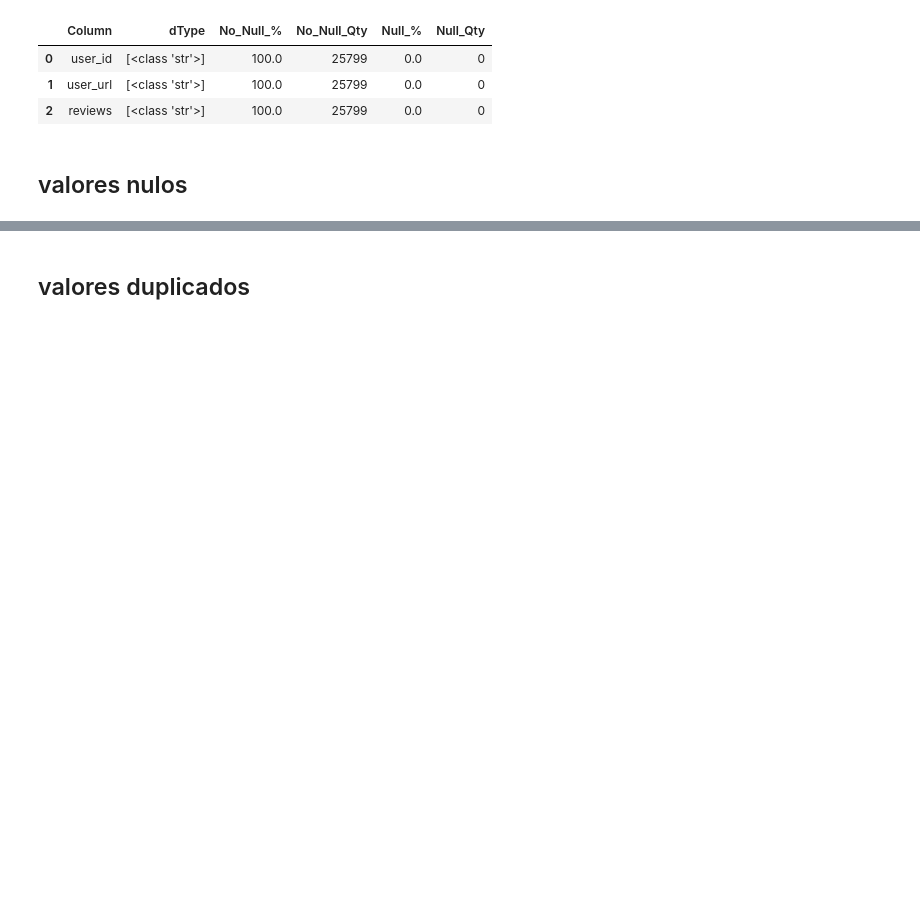
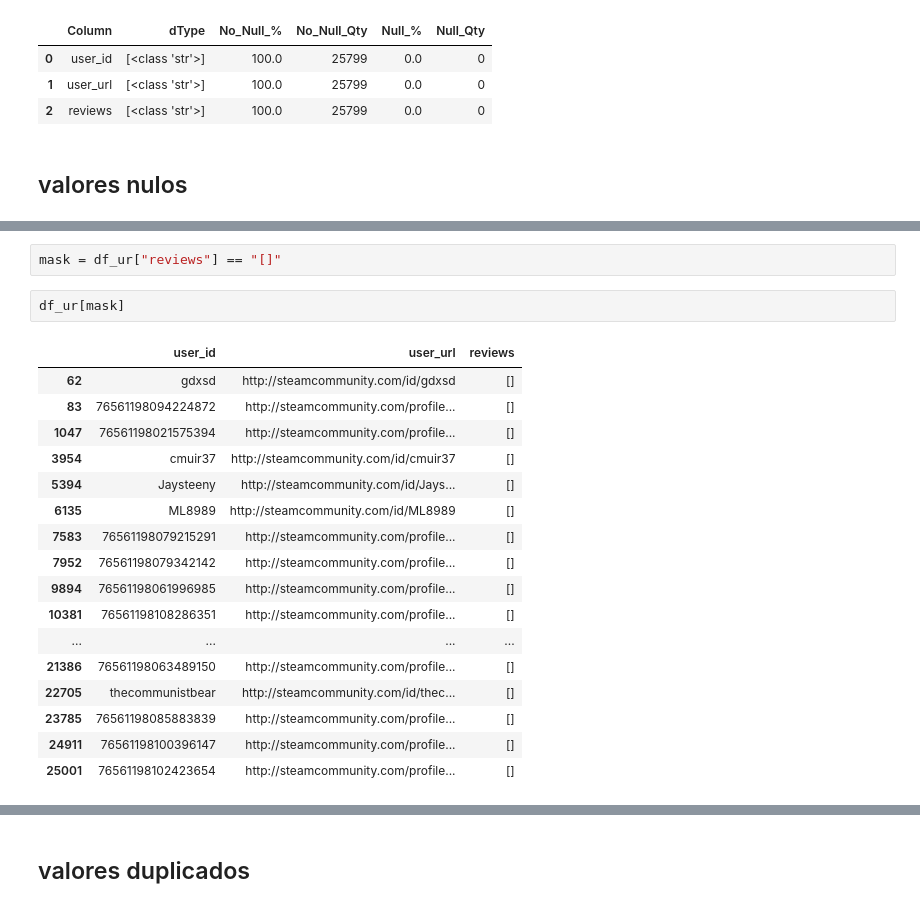
Before and after one commit to tDelbarco/PI_ML_OPS, a Jupyter notebook: ETL_&_EDA/ETL_def.ipynb, the cells around one changed output, grey strips where cells are left out. Saved outputs shown, nothing was run; the diff lists cells and outputs as text; blank space fills up the shorter version.

```diff
--- a/ETL_&_EDA/ETL_def.ipynb
+++ b/ETL_&_EDA/ETL_def.ipynb
@@ -548,0 +552,22 @@ Total duplicated rows: 313
+# %%
+mask = df_ur["reviews"] == "[]"
+# %%
+df_ur[mask]
+# %% [output]
+|  | user_id | user_url | reviews |
+| 62 | gdxsd | http://steamcommunity.com/id/gdxsd | [] |
+| 83 | 76561198094224872 | http://steamcommunity.com/profile... | [] |
+| 1047 | 76561198021575394 | http://steamcommunity.com/profile... | [] |
+| 3954 | cmuir37 | http://steamcommunity.com/id/cmuir37 | [] |
+| 5394 | Jaysteeny | http://steamcommunity.com/id/Jays... | [] |
+| 6135 | ML8989 | http://steamcommunity.com/id/ML8989 | [] |
+| 7583 | 76561198079215291 | http://steamcommunity.com/profile... | [] |
+| 7952 | 76561198079342142 | http://steamcommunity.com/profile... | [] |
+| 9894 | 76561198061996985 | http://steamcommunity.com/profile... | [] |
+| 10381 | 76561198108286351 | http://steamcommunity.com/profile... | [] |
+| ... | ... | ... | ... |
+| 21386 | 76561198063489150 | http://steamcommunity.com/profile... | [] |
+| 22705 | thecommunistbear | http://steamcommunity.com/id/thec... | [] |
+| 23785 | 76561198085883839 | http://steamcommunity.com/profile... | [] |
+| 24911 | 76561198100396147 | http://steamcommunity.com/profile... | [] |
+| 25001 | 76561198102423654 | http://steamcommunity.com/profile... | [] |
```
Also changed, not shown: parts of 10 cells of this notebook, 1 other file.
